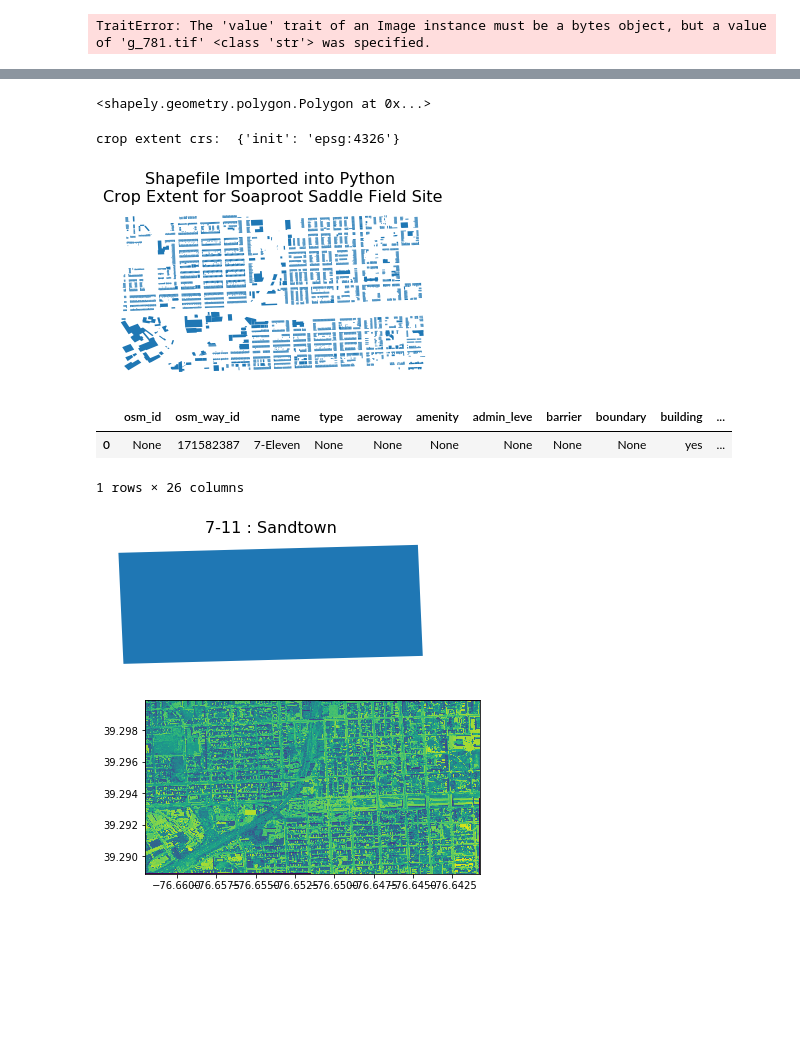
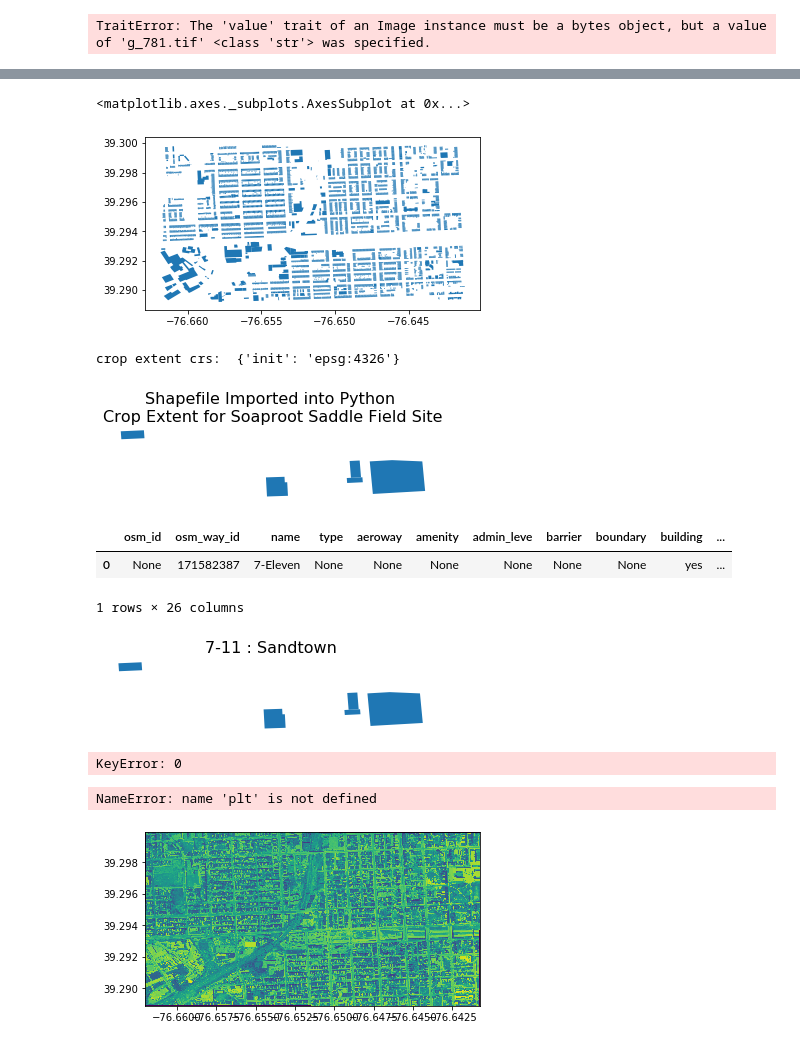
Before and after one commit to slpitz/bmoreStreamL, a Jupyter notebook: trainingWidgets.ipynb, the cells around one changed output, grey strips where cells are left out. Cells and saved outputs as stored; diff of their text form; code cells hidden in the pictures; blank space fills up the shorter version.

Commit message:
Juypter Notebook added shapefile overlay

```diff
--- a/trainingWidgets.ipynb
+++ b/trainingWidgets.ipynb
@@ -162,4 +163,5 @@ sandTownShapefiles.head()
-# %%
-sandTownShapefiles['geometry'][1]
-# %% [output]
-<shapely.geometry.polygon.Polygon at 0x...>
+# %%
+sandTownShapefiles.plot()
+# %% [output]
+<matplotlib.axes._subplots.AxesSubplot at 0x...>
+[figure, added]
@@ -166,3 +170,5 @@ sandTownShapefiles['geometry'][1]
+# %%
+sandTownShapefilesSubset = sandTownShapefiles[1:6]
 # %%
 print('crop extent crs: ', sandTownShapefiles.crs)
 # %% [output]
@@ -170,12 +176,12 @@ crop extent crs:  {'init': 'epsg:4326'}
 # %%
 # plot the data
 fig, ax = plt.subplots(figsize = (6, 6))
-sandTownShapefiles.plot(ax=ax)
+sandTownShapefilesSubset.plot(ax=ax)
 ax.set_title("Shapefile Imported into Python \nCrop Extent for Soaproot Saddle Field Site",
              fontsize = 16)
 ax.set_axis_off();
 # %% [output]
-[figure, old version]
+[figure, new version]
 # %%
 sandTownShapefiles[0:1]
 # %% [output]
@@ -185,12 +191,26 @@ sandTownShapefiles[0:1]
 # %%
 # plot the data
 fig, ax = plt.subplots(figsize = (6, 6))
-sandTownShapefiles[0:1].plot(ax=ax)
+sandTownShapefilesSubset.plot(ax=ax)
 ax.set_title("7-11 : Sandtown",
              fontsize = 16)
 ax.set_axis_off();
 # %% [output]
-[figure, old version]
+[figure, new version]
+# %%
+sandTownShapefilesSubset.loc[0, 'geometry']
+# %% [output]
+KeyError: 0
+# %%
+fig, ax = plt.subplots(figsize=(10, 10))
+ep.plot_bands(lidar_chm_im,
+              cmap='terrain',
+              extent=extent,
+              ax=ax,
+              cbar=False)
+crop_extent_soap.plot(ax=ax, alpha=.6, color='g');
+# %% [output]
+NameError: name 'plt' is not defined
 # %%
 import fiona
 import rasterio
```
Also changed, not shown: parts of 5 cells of this notebook.
